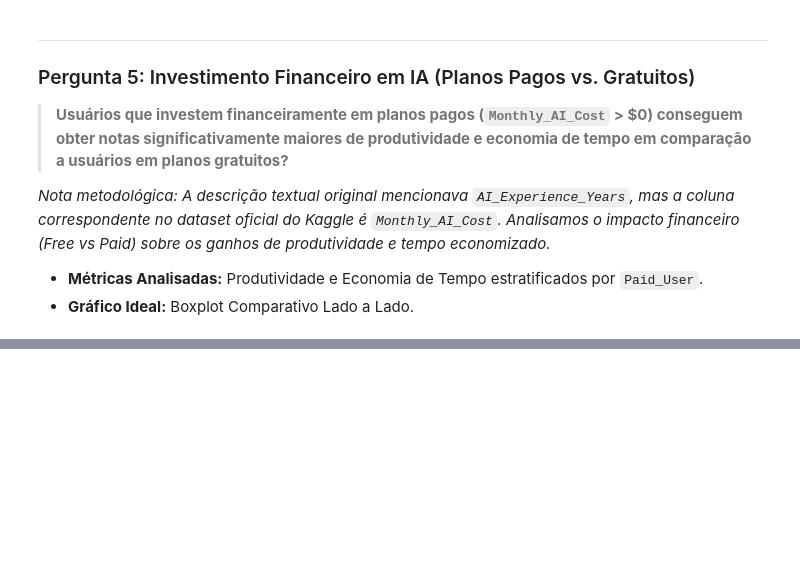
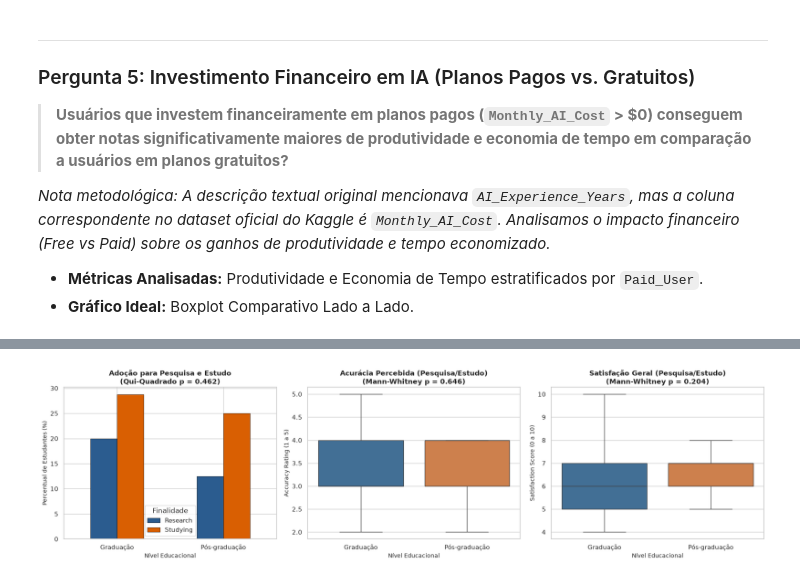
Before and after one commit to Sanak3/Proj-C11, a Jupyter notebook: notebooks/analise_projeto_c11.ipynb, the cells around one changed output, grey strips where cells are left out. Saved outputs shown, nothing was run; the diff lists cells and outputs as text; code cells hidden in the pictures; blank space fills up the shorter version.

```diff
--- a/notebooks/analise_projeto_c11.ipynb
+++ b/notebooks/analise_projeto_c11.ipynb
@@ -375,0 +564,37 @@ plt.show()
+# %%
+# Visualização gráfica integrada - Pergunta 8 (3 Subplots)
+fig, axes = plt.subplots(1, 3, figsize=(18, 5))
+
+# 8A: Prevalência de uso
+colunas_acad = [c for c in ['Research', 'Studying'] if c in tabela_prop_p8.columns]
+tabela_prop_p8[colunas_acad].plot(
+    kind='bar', ax=axes[0], color=['#2b5c8f', '#d95f02'], edgecolor='black', linewidth=0.5
+)
+axes[0].set_title(f"Adoção para Pesquisa e Estudo\n(Qui-Quadrado p = {res_qui2_p8.pvalue:.3f})", fontsize=12, fontweight='bold')
+axes[0].set_xlabel("Nível Educacional", fontsize=10)
+axes[0].set_ylabel("Percentual de Estudantes (%)", fontsize=10)
+axes[0].tick_params(axis='x', rotation=0)
+axes[0].legend(title="Finalidade")
+
+# 8B: Acurácia
+sns.boxplot(
+    data=dados_pesq, x='Nivel', y='Accuracy_Rating',
+    palette=['#3470a3', '#e27c38'], hue='Nivel', legend=False, ax=axes[1]
+)
+axes[1].set_title(f"Acurácia Percebida (Pesquisa/Estudo)\n(Mann-Whitney p = {res_mwu_acc.pvalue:.3f})", fontsize=12, fontweight='bold')
+axes[1].set_xlabel("Nível Educacional", fontsize=10)
+axes[1].set_ylabel("Accuracy Rating (1 a 5)", fontsize=10)
+
+# 8C: Satisfação
+sns.boxplot(
+    data=dados_pesq, x='Nivel', y='Satisfaction_Score',
+    palette=['#3470a3', '#e27c38'], hue='Nivel', legend=False, ax=axes[2]
+)
+axes[2].set_title(f"Satisfação Geral (Pesquisa/Estudo)\n(Mann-Whitney p = {res_mwu_sat.pvalue:.3f})", fontsize=12, fontweight='bold')
+axes[2].set_xlabel("Nível Educacional", fontsize=10)
+axes[2].set_ylabel("Satisfaction Score (0 a 10)", fontsize=10)
+
+plt.tight_layout()
+plt.show()
+# %% [output]
+[figure, added]
```
Also changed, not shown: parts of 58 cells of this notebook, 13 other files.
